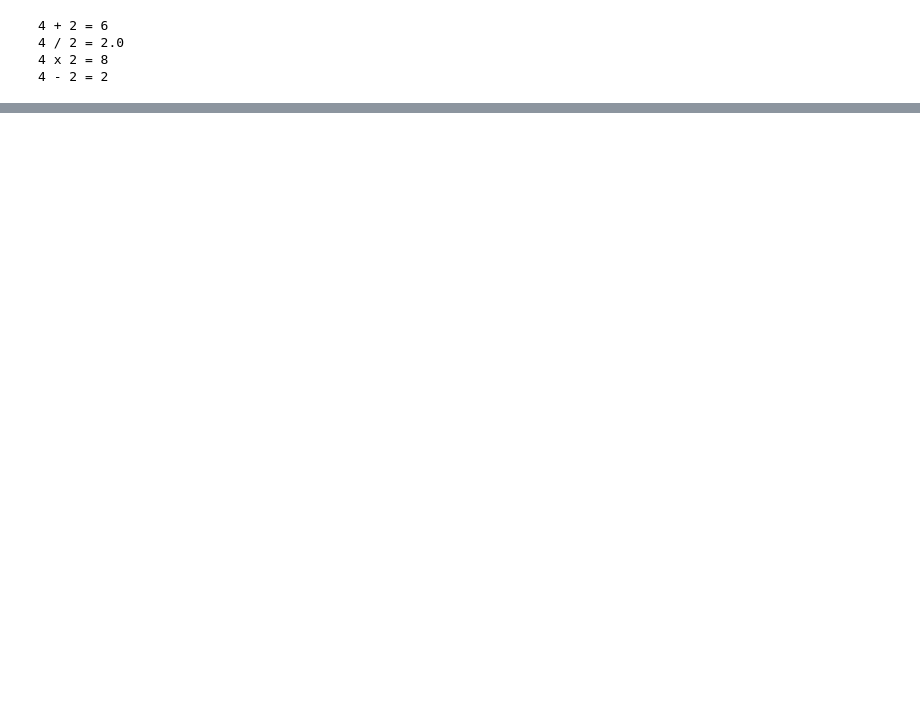
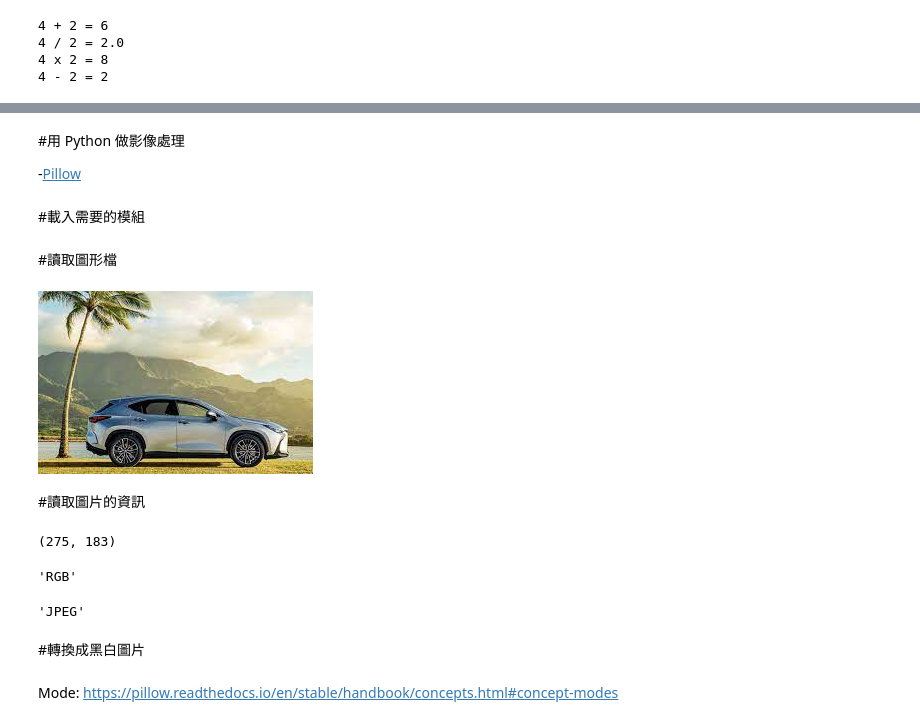
Before and after one commit to laiwung/20220702-python, a Jupyter notebook: 20220716.ipynb, the cells around one changed output, grey strips where cells are left out. Drawn from its saved outputs; the diff is of its cells as text; code cells hidden in the pictures; blank space fills up the shorter version.

```diff
--- a/20220716.ipynb
+++ b/20220716.ipynb
@@ -185,0 +315,6 @@ TypeError: ignored
+# %% [markdown]
+#用 Python 做影像處理
+
+-[Pillow](https://pillow.readthedocs.io/en/stable/)
+# %% [markdown]
+#載入需要的模組
@@ -185,0 +323,26 @@ TypeError: ignored
+# %% [markdown]
+#讀取圖形檔
+# %%
+im = Image.open("car.jpeg")
+# %%
+im
+# %% [output]
+[figure, added]
+# %% [markdown]
+#讀取圖片的資訊
+# %%
+im.size
+# %% [output]
+(275, 183)
+# %%
+im.mode
+# %% [output]
+'RGB'
+# %%
+im.format
+# %% [output]
+'JPEG'
+# %% [markdown]
+#轉換成黑白圖片
+# %% [markdown]
+Mode: https://pillow.readthedocs.io/en/stable/handbook/concepts.html#concept-modes
```
Also changed, not shown: parts of 86 cells of this notebook.
